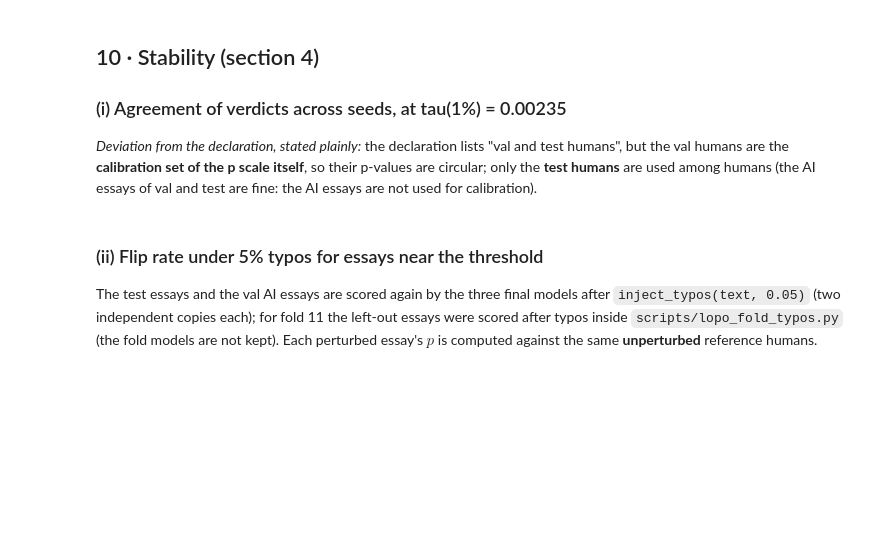
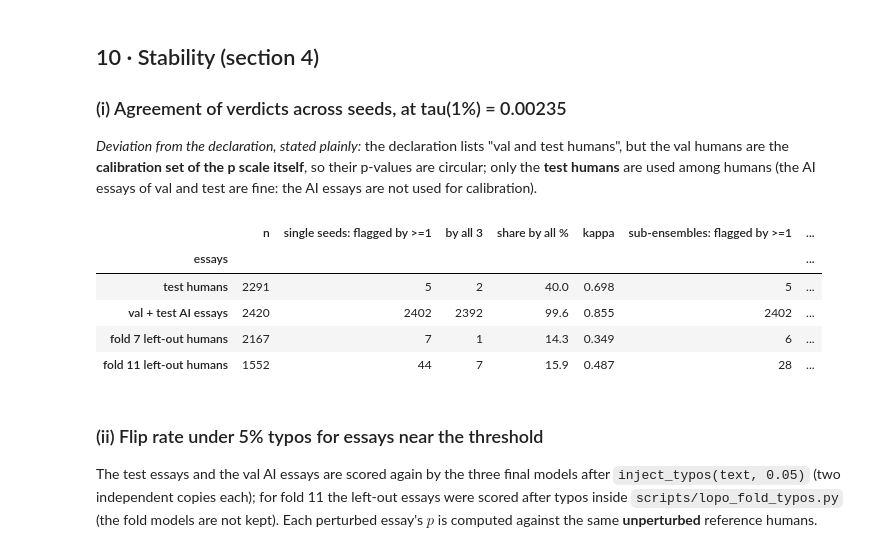
Before and after one commit to jaiveerminhas06/Ghost-Writer, a Jupyter notebook: Notebooks/19_ensemble_stability.ipynb, the cells around one changed output. Cells and saved outputs as stored; diff of their text form; code cells hidden in the pictures; blank space fills up the shorter version.

```diff
--- a/Notebooks/19_ensemble_stability.ipynb
+++ b/Notebooks/19_ensemble_stability.ipynb
@@ -167,31 +183,38 @@ show.round(3)
 # %%
 TAU1 = TAU['1%']
 def flags_for(X_single, ref_single, ref_how=HOW):
     """verdicts of each single seed (p_s <= tau) and of each leave-one-seed-out sub-ensemble (p_ens <= tau); X, ref: (n, 3) score matrices."""
     S = X_single.shape[1]
     ens_all = PEnsemble(ref_single, ref_how)
     single = ens_all.p_seeds(X_single) <= TAU1
     subs = []
     for drop in range(S):
         keep = [i for i in range(S) if i != drop]
         subs.append(PEnsemble(ref_single[:, keep], ref_how).p_ens(X_single[:, keep]) <= TAU1)
     return single, np.stack(subs, axis=1), ens_all.p_ens(X_single) <= TAU1
 sets = {}
 t_h = vt[(vt['split'] == 'test') & (vt['label'] == 0)].index; ai_idx = vt[(vt['label'] == 1)].index
 ref_vt = sc.loc[vh].to_numpy()
 sets['test humans'] = sc.loc[t_h].to_numpy(); sets['val + test AI essays'] = sc.loc[ai_idx].to_numpy()
 refs = {'test humans': ref_vt, 'val + test AI essays': ref_vt}
 for k, d in FOLD.items():
     sets[f'fold {k} left-out humans'] = d['left_h']; refs[f'fold {k} left-out humans'] = d['val_h']
 rows = []
 for name, X in sets.items():
     single, subs, full = flags_for(X, refs[name])
     a, b = agreement(single), agreement(subs)
     rows.append({'essays': name, 'n': len(X), 'single seeds: flagged by >=1': a['flagged by at least one'], 'by all 3': a['flagged by all'], 'share by all %': round(a['share flagged by all %'], 1), 'kappa': round(a['mean pairwise kappa'], 3),
-                 'sub-ensembles: flagged by >=1': b['flagged by at least one'], 'by all 3': b['flagged by all'], 'share by all % (upper bound)': round(b['share flagged by all %'], 1), 'kappa (sub)': round(b['mean pairwise kappa'], 3)})
+                 'sub-ensembles: flagged by >=1': b['flagged by at least one'], 'sub-ensembles: by all 3': b['flagged by all'], 'share by all % (upper bound)': round(b['share flagged by all %'], 1), 'kappa (sub)': round(b['mean pairwise kappa'], 3)})
 agree_tab = pd.DataFrame(rows).set_index('essays')
 agree_tab.to_csv('../results/19_agreement.csv')
 agree_tab
+# %% [output]
+|  | n | single seeds: flagged by >=1 | by all 3 | share by all % | kappa | sub-ensembles: flagged by >=1 | ... |
+| essays |  |  |  |  |  |  | ... |
+| test humans | 2291 | 5 | 2 | 40.0 | 0.698 | 5 | ... |
+| val + test AI essays | 2420 | 2402 | 2392 | 99.6 | 0.855 | 2402 | ... |
+| fold 7 left-out humans | 2167 | 7 | 1 | 14.3 | 0.349 | 6 | ... |
+| fold 11 left-out humans | 1552 | 44 | 7 | 15.9 | 0.487 | 28 | ... |
 # %% [markdown]
 ### (ii) Flip rate under 5% typos for essays near the threshold
 
```
Also changed, not shown: parts of 11 cells of this notebook, 10 other files.
